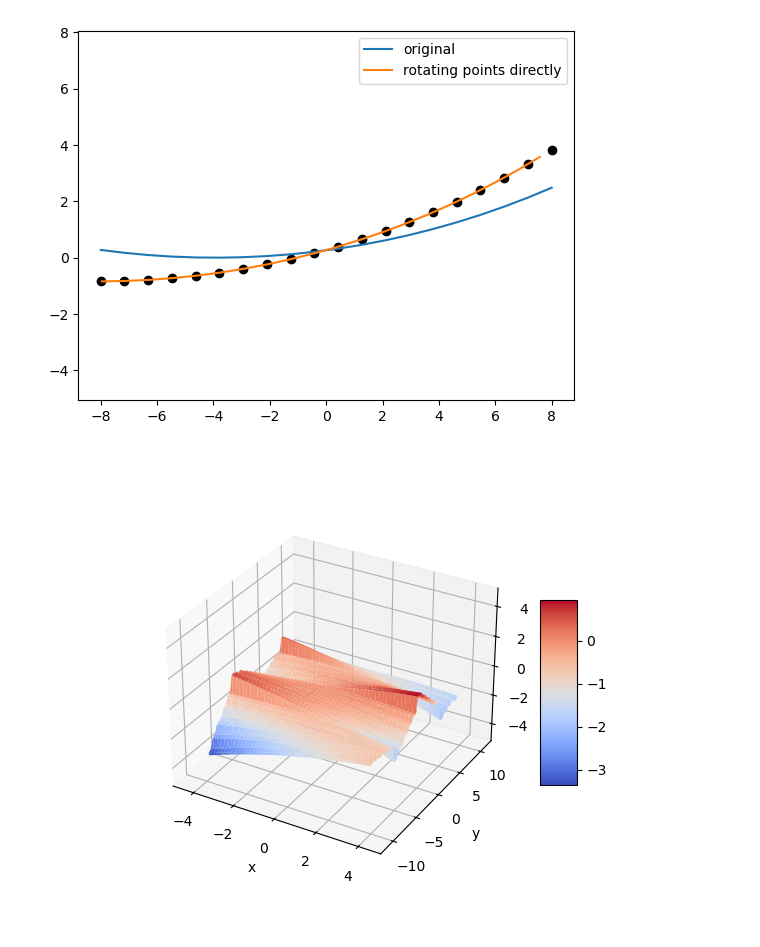
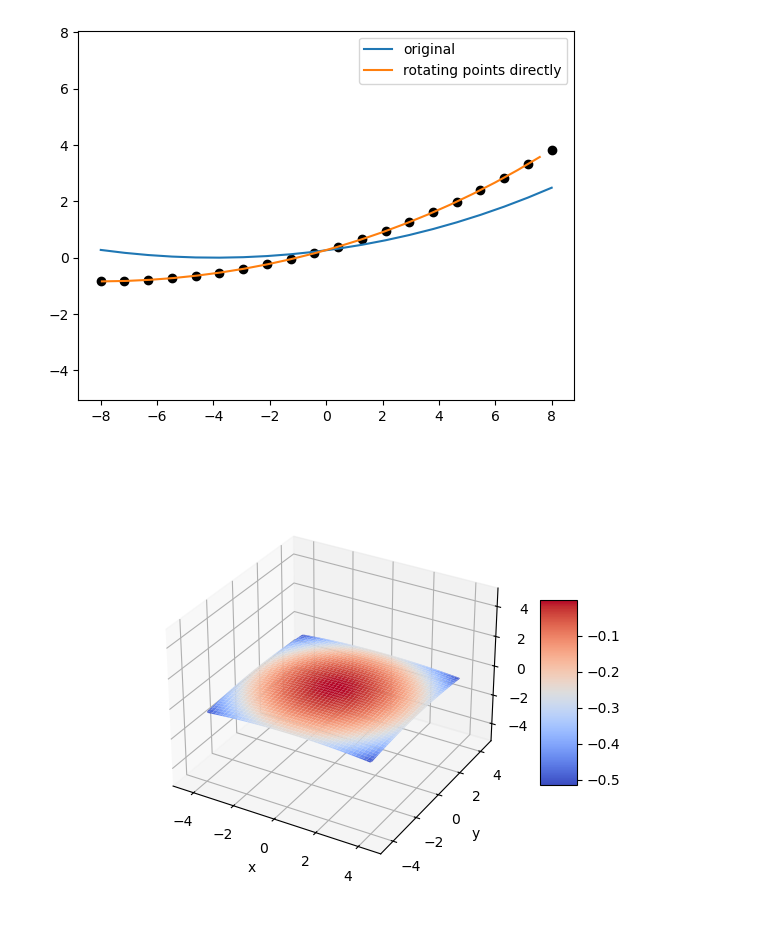
Before and after one commit to ellenle3/ifugen, a Jupyter notebook: python/surface_generator.ipynb, the cells around one changed output. Drawn from its saved outputs; the diff is of its cells as text; code cells hidden in the pictures.

```diff
--- a/python/surface_generator.ipynb
+++ b/python/surface_generator.ipynb
@@ -46,13 +46,13 @@ p = ImageSlicerParams(
 )
 
 trace_walls = True
-
+custom_slice_params = np.array([])
 
 yt = 0
 x = np.linspace(-20, 20, 200)
 surf = np.zeros(len(x))
 for i,x1 in enumerate(x):
-    surf[i] = make_image_slicer(x1, yt, p, sag_func)
+    surf[i] = make_image_slicer(x1, yt, p, custom_slice_params, sag_func)
 
 xt = -12
 l = -1.5
@@ -66,14 +66,14 @@ n /= norm
 ray_in = RayIn(xt, yt, l, m, n)
 ray_out = RayOut(0, 0, 0, 0, 0, 0, 0)
 
-zmin, zmax = find_global_extrema_slicer(p, sag_func, critical_xy_func)
-ray_out = ray_trace_slicer(ray_in, zmin, zmax, p, trace_walls, sag_func, transfer_dist_func, surface_norm_func)
+zmin, zmax = find_global_extrema_slicer(p, custom_slice_params, sag_func, critical_xy_func)
+ray_out = ray_trace_slicer(ray_in, zmin, zmax, trace_walls, p, custom_slice_params, sag_func, transfer_dist_func, surface_norm_func)
 print("analytic soln: " + str(ray_out.t))
 
 t = np.linspace(-12, 12, 500)
 feval = np.zeros(len(t))
 for i,t1 in enumerate(t):
-    feval[i] = transfer_equation(t1, xt, yt, l, m, n, p, sag_func)
+    feval[i] = transfer_equation(t1, xt, yt, l, m, n, p, custom_slice_params, sag_func)
 idx = np.nanargmin(np.abs(feval))
 tnum = t[idx]
 print("numerical soln:" + str(tnum))
@@ -123,7 +123,7 @@ transfer_dist_func = conic_3d_transfer
 critical_xy_func = conic_3d_critical_xy
 
 p = ImageSlicerParams(
-    custom = False,
+    custom = 0,
     cylinder = 0,
     n_each = 5,
     n_rows = 2,
@@ -147,13 +147,13 @@ p = ImageSlicerParams(
 )
 
 trace_walls = True
-
+custom_slice_params = np.array([])
 
 xt = 0
 y = np.linspace(-20, 20, 200)
 surf = np.zeros(len(y))
 for i,y1 in enumerate(y):
-    surf[i] = make_image_slicer(xt, y1, p, sag_func)
+    surf[i] = make_image_slicer(xt, y1, p, custom_slice_params, sag_func)
 
 
 yt = 14.2
@@ -168,14 +168,14 @@ n /= norm
 ray_in = RayIn(xt, yt, l, m, n)
 ray_out = RayOut(0, 0, 0, 0, 0, 0, 0)
 
-zmin, zmax = find_global_extrema_slicer(p, sag_func, critical_xy_func)
-ray_out = ray_trace_slicer(ray_in, zmin, zmax, p, trace_walls, sag_func, transfer_dist_func, surface_norm_func)
+zmin, zmax = find_global_extrema_slicer(p, custom_slice_params, sag_func, critical_xy_func)
+ray_out = ray_trace_slicer(ray_in, zmin, zmax, trace_walls, p, custom_slice_params, sag_func, transfer_dist_func, surface_norm_func)
 print("analytic soln: " + str(ray_out.t))
 
 t = np.linspace(-12, 12, 500)
 feval = np.zeros(len(t))
 for i,t1 in enumerate(t):
-    feval[i] = transfer_equation(t1, xt, yt, l, m, n, p, sag_func)
+    feval[i] = transfer_equation(t1, xt, yt, l, m, n, p, custom_slice_params, sag_func)
 idx = np.nanargmin(np.abs(feval))
 tnum = t[idx]
 print("numerical soln:" + str(tnum))
@@ -364,61 +364,61 @@ sag_func = conic_3d_sag
 critical_xy_func = conic_3d_critical_xy
 
 p = ImageSlicerParams(
-    custom = False,
+    custom = 0,
     cylinder = 0,
-    n_each = 5,
-    n_rows = 4,
+    n_each = 1,
+    n_rows = 1,
     n_cols = 1,
     angle_mode = 2,
     dalpha = 0,
     dbeta = 0,
-    dgamma = 5,
-    gamma_offset = 15,
+    dgamma = 0,
+    gamma_offset = 0,
     alpha_cen = 0,
     beta_cen = 0,
     gamma_cen = 0,
     dx = 8,
-    dy = 1,
+    dy = 8,
     c = -1/30,
-    k = 0,
+    k =-1,
     gx_width = 0,
     gx_depth = -3,
     gy_width = 0,
     gy_depth = 2
 )
-
+custom_slice_params = np.array([])
 xsize, ysize = get_slicer_size(p)
 
 N = 200
 
 #Nx = n_cols * 8
 #Ny = n_rows * n_each * 8
 x = np.linspace(-1.1*xsize/2,1.1*xsize/2,N)
 y = np.linspace(-1.1*ysize/2,1.1*ysize/2,N)
 
 Z = np.zeros((N,N))
 for i,x1 in enumerate(x):
     for j,y1 in enumerate(y):
-        Z[j,i]=make_image_slicer(x1, y1, p, sag_func)
+        Z[j,i]=make_image_slicer(x1, y1, p, custom_slice_params, sag_func)
         #Z[i,j]=make_image_slicer2(x1, y1, n_each, dalpha, dbeta, alpha_cen, beta_cen, dx, dy, rx, ry, kx, ky)
 
 
 X, Y = np.meshgrid(x, y)
 #Z2 = make_slice(X, Y, rx, ry, kx, ky, 0, 0)
 
 #zmin, zmax = find_global_extrema_slicer(p, sag_func, critical_xy_func)
 
 fig, ax = plt.subplots(subplot_kw={"projection": "3d"})
 surf = ax.plot_surface(X, Y, Z, cmap=cm.coolwarm)
 #ax.plot_surface(X,Y,np.ones((N,N))*zmin, alpha=0.3)
 #ax.plot_surface(X,Y,np.ones((N,N))*zmax, alpha=0.3)
 #surf = ax.plot_surface(X, Y, Z2, cmap=cm.viridis)
 #ax.zaxis.set_major_formatter('{x:.02f}')
 #ax.view_init(azim=90, elev=0)
 ax.set_xlabel("x")
 ax.set_ylabel("y")
 ax.set_zlim(-5, 5)
 fig.colorbar(surf, shrink=0.5, aspect=5)
 plt.show()
 # %% [output]
-[figure, old version]
+[figure, new version]
```
Also changed, not shown: 14 other files.
